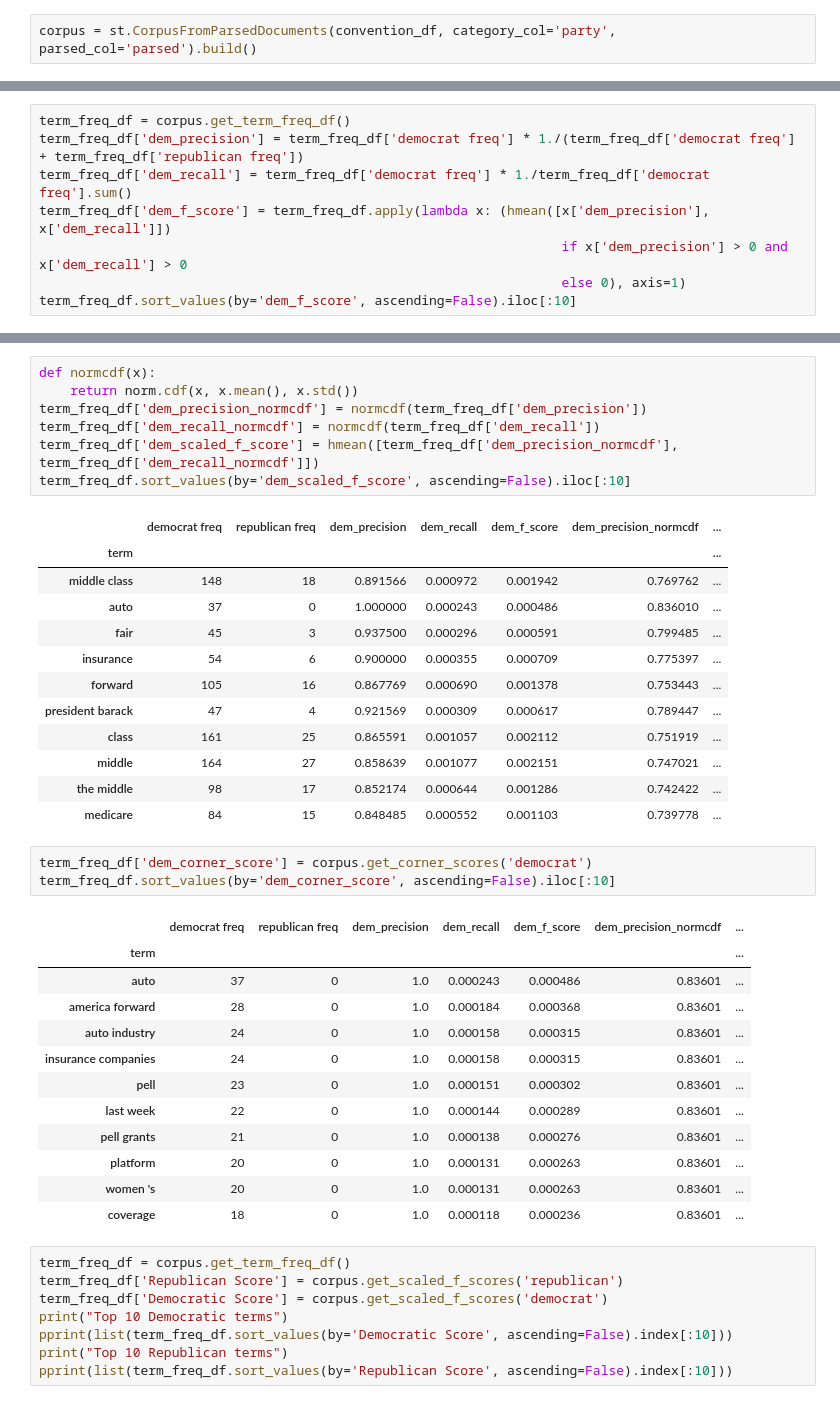
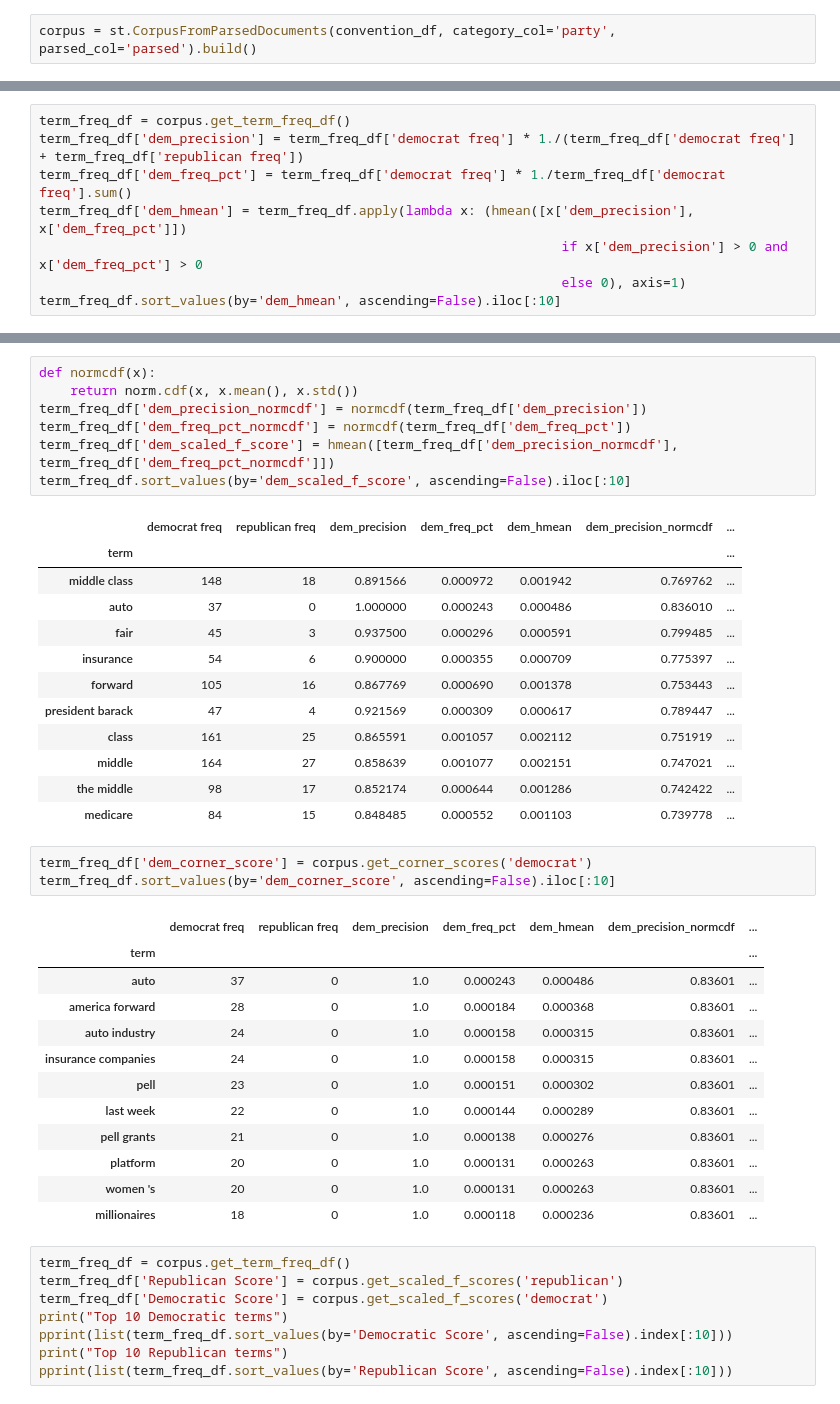
Before and after one commit to JasonKessler/Scattertext-PyData, a Jupyter notebook: PyData-Scattertext-Part-1.ipynb, the cells around one changed output, grey strips where cells are left out. Cells and saved outputs as stored; diff of their text form.

```diff
--- a/PyData-Scattertext-Part-1.ipynb
+++ b/PyData-Scattertext-Part-1.ipynb
@@ -79,9 +79,9 @@ corpus = st.CorpusFromParsedDocuments(convention_df, category_col='party', parse
 # %%
 term_freq_df = corpus.get_term_freq_df()
 term_freq_df['dem_precision'] = term_freq_df['democrat freq'] * 1./(term_freq_df['democrat freq'] + term_freq_df['republican freq'])
-term_freq_df['dem_recall'] = term_freq_df['democrat freq'] * 1./term_freq_df['democrat freq'].sum()
-term_freq_df['dem_f_score'] = term_freq_df.apply(lambda x: (hmean([x['dem_precision'], x['dem_recall']])
-                                                                   if x['dem_precision'] > 0 and x['dem_recall'] > 0
+term_freq_df['dem_freq_pct'] = term_freq_df['democrat freq'] * 1./term_freq_df['democrat freq'].sum()
+term_freq_df['dem_hmean'] = term_freq_df.apply(lambda x: (hmean([x['dem_precision'], x['dem_freq_pct']])
+                                                                   if x['dem_precision'] > 0 and x['dem_freq_pct'] > 0
                                                                    else 0), axis=1)
-term_freq_df.sort_values(by='dem_f_score', ascending=False).iloc[:10]
+term_freq_df.sort_values(by='dem_hmean', ascending=False).iloc[:10]
 # %% [output]
@@ -103,12 +103,12 @@ term_freq_df.sort_values(by='dem_f_score', ascending=False).iloc[:10]
 # %%
 def normcdf(x):
     return norm.cdf(x, x.mean(), x.std())
 term_freq_df['dem_precision_normcdf'] = normcdf(term_freq_df['dem_precision'])
-term_freq_df['dem_recall_normcdf'] = normcdf(term_freq_df['dem_recall'])
-term_freq_df['dem_scaled_f_score'] = hmean([term_freq_df['dem_precision_normcdf'], term_freq_df['dem_recall_normcdf']])
+term_freq_df['dem_freq_pct_normcdf'] = normcdf(term_freq_df['dem_freq_pct'])
+term_freq_df['dem_scaled_f_score'] = hmean([term_freq_df['dem_precision_normcdf'], term_freq_df['dem_freq_pct_normcdf']])
 term_freq_df.sort_values(by='dem_scaled_f_score', ascending=False).iloc[:10]
 # %% [output]
-|  | democrat freq | republican freq | dem_precision | dem_recall | dem_f_score | dem_precision_normcdf | ... |
+|  | democrat freq | republican freq | dem_precision | dem_freq_pct | dem_hmean | dem_precision_normcdf | ... |
 | term |  |  |  |  |  |  | ... |
 | middle class | 148 | 18 | 0.891566 | 0.000972 | 0.001942 | 0.769762 | ... |
 | auto | 37 | 0 | 1.000000 | 0.000243 | 0.000486 | 0.836010 | ... |
@@ -124,7 +124,7 @@ term_freq_df.sort_values(by='dem_scaled_f_score', ascending=False).iloc[:10]
 term_freq_df['dem_corner_score'] = corpus.get_corner_scores('democrat')
 term_freq_df.sort_values(by='dem_corner_score', ascending=False).iloc[:10]
 # %% [output]
-|  | democrat freq | republican freq | dem_precision | dem_recall | dem_f_score | dem_precision_normcdf | ... |
+|  | democrat freq | republican freq | dem_precision | dem_freq_pct | dem_hmean | dem_precision_normcdf | ... |
 | term |  |  |  |  |  |  | ... |
 | auto | 37 | 0 | 1.0 | 0.000243 | 0.000486 | 0.83601 | ... |
 | america forward | 28 | 0 | 1.0 | 0.000184 | 0.000368 | 0.83601 | ... |
@@ -135,7 +135,7 @@ term_freq_df.sort_values(by='dem_corner_score', ascending=False).iloc[:10]
 | pell grants | 21 | 0 | 1.0 | 0.000138 | 0.000276 | 0.83601 | ... |
 | platform | 20 | 0 | 1.0 | 0.000131 | 0.000263 | 0.83601 | ... |
 | women 's | 20 | 0 | 1.0 | 0.000131 | 0.000263 | 0.83601 | ... |
-| coverage | 18 | 0 | 1.0 | 0.000118 | 0.000236 | 0.83601 | ... |
+| millionaires | 18 | 0 | 1.0 | 0.000118 | 0.000236 | 0.83601 | ... |
 # %%
 term_freq_df = corpus.get_term_freq_df()
 term_freq_df['Republican Score'] = corpus.get_scaled_f_scores('republican')
```
Also changed, not shown: parts of 3 cells of this notebook.
